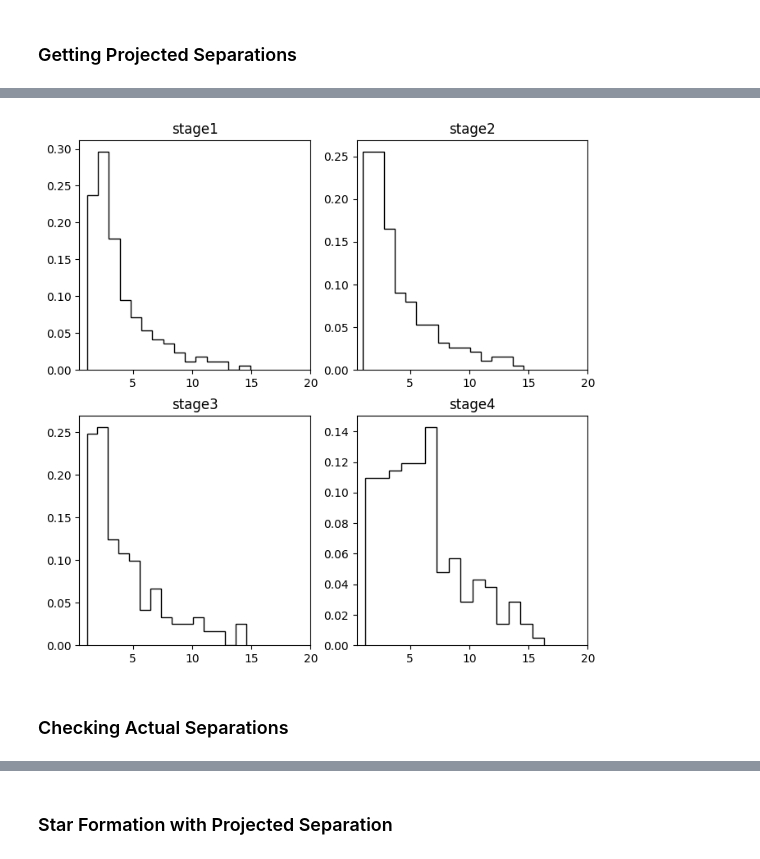
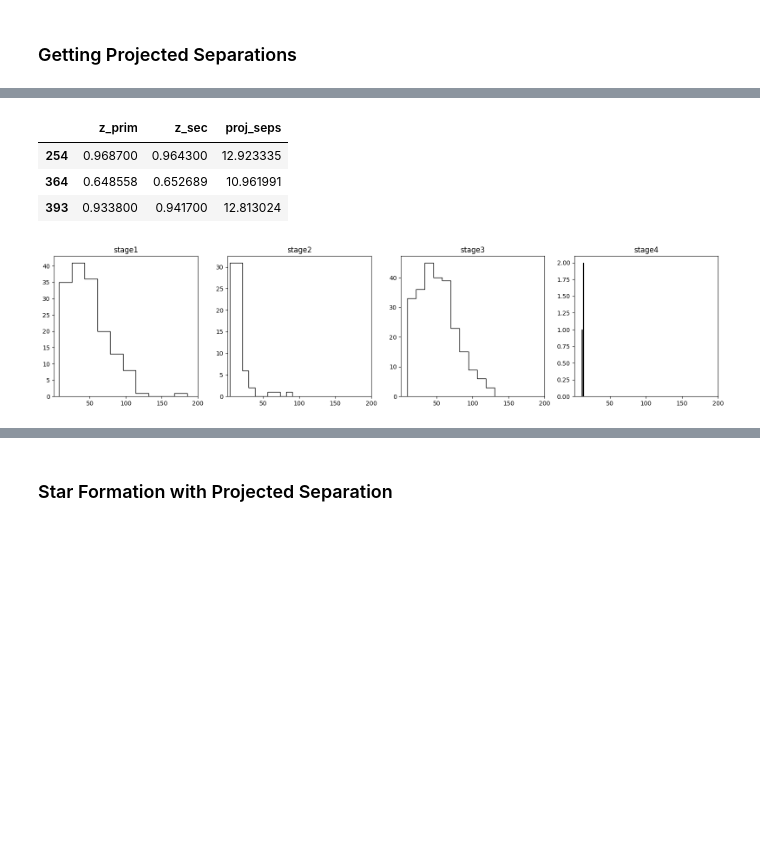
Before and after one commit to AstroORyan/mergers-in-cosmos, a Jupyter notebook: notebooks/back-to-basics/using-visual-sources/sf-projected-sep.ipynb, the cells around one changed output, grey strips where cells are left out. Saved outputs shown, nothing was run; the diff lists cells and outputs as text; code cells hidden in the pictures; blank space fills up the shorter version.

Commit message:
Made changes to AGN calculations and findings. Also improved projected separation calculation.

```diff
--- a/notebooks/back-to-basics/using-visual-sources/sf-projected-sep.ipynb
+++ b/notebooks/back-to-basics/using-visual-sources/sf-projected-sep.ipynb
@@ -102,12 +112,12 @@ bool_ser = df_filt.duplicated(subset='ORyan23_ID', keep='first')
 df_prim = (
     df_filt[bool_ser]
     .drop(columns = 'filt')
-    .rename(columns = {'ORyan23_ID': 'ORyan23_ID_1','ID': 'ID_Prim', 'category' : 'prim_cat', 'ALPHA_J2000': 'Prim_RA','DELTA_J2000' : 'Prim_Dec', 'coords' : 'prim_coords', 'z' : 'z_prim', 'ez_sfr':'ez_sfr_prim','lp_mass_best':'lp_mass_best_prim'})
+    .rename(columns = {'ORyanID_23': 'ORyan23_ID_1','ID': 'ID_Prim', 'category' : 'prim_cat', 'ALPHA_J2000': 'Prim_RA','DELTA_J2000' : 'Prim_Dec', 'coords' : 'prim_coords', 'z' : 'z_prim', 'ez_sfr':'ez_sfr_prim','lp_mass_best':'lp_mass_best_prim'})
 )
 df_sec = (
     df_filt[~bool_ser]
     .drop(columns = 'filt')
-    .rename(columns = {'ORyan23_ID': 'ORyan23_ID_2', 'ID': 'ID_Sec', 'category' : 'sec_cat', 'ALPHA_J2000': 'Sec_RA','DELTA_J2000' : 'Sec_Dec', 'coords' : 'sec_coords', 'z' : 'z_sec', 'ez_sfr':'ez_sfr_sec','lp_mass_best':'lp_mass_best_sec'})
+    .rename(columns = {'ORyanID_23': 'ORyan23_ID_2', 'ID': 'ID_Sec', 'category' : 'sec_cat', 'ALPHA_J2000': 'Sec_RA','DELTA_J2000' : 'Sec_Dec', 'coords' : 'sec_coords', 'z' : 'z_sec', 'ez_sfr':'ez_sfr_sec','lp_mass_best':'lp_mass_best_sec'})
 )
 # %%
 df_prim_sec = (
@@ -187,9 +199,25 @@ plt.show()
 # %% [markdown]
 ### Getting Projected Separations
+# %%
+cosmo = FlatLambdaCDM(H0=70.0 * u.km / (u.Mpc * u.s), Om0=0.3, Tcmb0=2.725 * u.K)
+# %%
+def calc_seps(prim_ra, prim_dec, sec_ra, sec_dec, z1, z2, cosmo):
+    z = (z1 + z2) / 2
+
+    prim_coord = SkyCoord(ra = prim_ra * u.deg, dec = prim_dec * u.deg, frame = 'fk5')
+    sec_coord = SkyCoord(ra = sec_ra * u.deg, dec = sec_dec * u.deg, frame = 'fk5')
+
+    sep = (prim_coord.separation(sec_coord)).to(u.arcmin)
+
+    conversion = cosmo.kpc_proper_per_arcmin(z)
+
+    proj_dist = (sep * conversion) / u.kpc
+
+    return proj_dist
 # %%
 df_seps = (
     df_z_checked
-    .assign(proj_seps = df_z_checked.apply(lambda row: np.float64(((row.prim_coords.separation(row.sec_coords)).to(u.arcsec)) / u.arcsec), axis = 1))
+    .assign(proj_seps = df_z_checked.apply(lambda row: np.float64(calc_seps(row.Prim_RA, row.Prim_Dec, row.Sec_RA, row.Sec_Dec, row.z_prim, row.z_sec, cosmo)), axis = 1))
 )
 df_seps
 # %% [output]
@@ -217,17 +245,24 @@ df_seps.proj_seps.max()
+# %%
+df_seps.query('prim_cat == "stage4"')[['z_prim', 'z_sec',  'proj_seps']]
+# %% [output]
+|  | z_prim | z_sec | proj_seps |
+| 254 | 0.968700 | 0.964300 | 12.923335 |
+| 364 | 0.648558 | 0.652689 | 10.961991 |
+| 393 | 0.933800 | 0.941700 | 12.813024 |
 # %%
 counter = 1
-fig, ax = plt.subplots(nrows = 2, ncols = 2, figsize = (8,8))
-for i in range(2):
-    for j in range(2):
-        stage = f'stage{counter}'
-        proj_seps = np.array(df_seps.query('prim_cat == @stage').proj_seps)
+fig, ax = plt.subplots(ncols = 4, figsize = (16,4))
+for i in range(4):
+    stage = f'stage{counter}'
+    proj_seps = np.array(df_seps.query('prim_cat == @stage').proj_seps)
 
-        ax[i,j].hist(proj_seps, bins = 15, histtype='step', color='black', density = True)
-        ax[i,j].set_title(stage)
-        ax[i,j].set_xlim([0.5, 20])
+    ax[i].hist(proj_seps, bins = 10, histtype='step', color='black')
+    ax[i].set_title(stage)
+    ax[i].set_xlim([0.5, 200])
 
-        counter += 1
+    counter += 1
+
+fig.tight_layout()
+plt.show()
 # %% [output]
-[figure, old version]
+[figure, new version]
-# %% [markdown]
-### Checking Actual Separations
```
Also changed, not shown: parts of 29 cells of this notebook, 13 other files.
